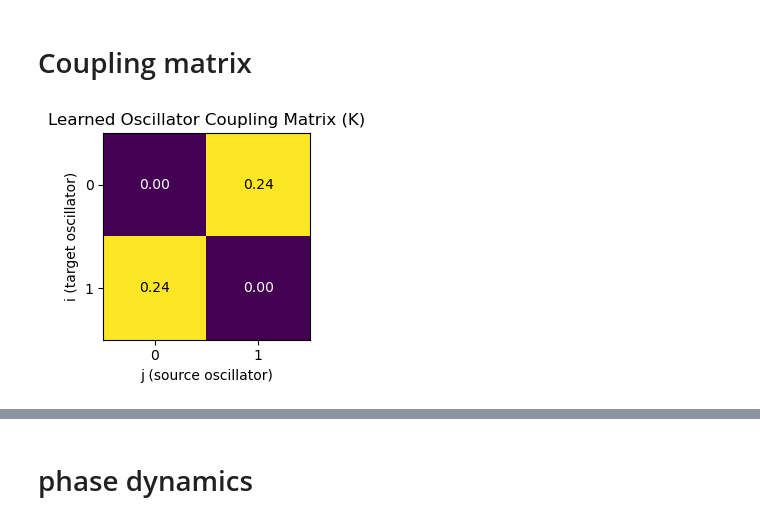
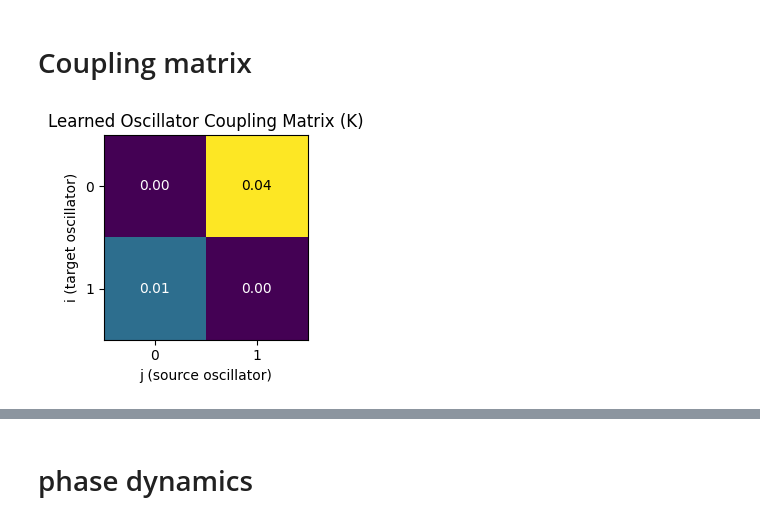
Before and after one commit to seoyumyum/OscillatoryNN, a Jupyter notebook: ONN_Testbench.ipynb, the cells around one changed output, grey strips where cells are left out. Drawn from its saved outputs; the diff is of its cells as text; code cells hidden in the pictures.

```diff
--- a/ONN_Testbench.ipynb
+++ b/ONN_Testbench.ipynb
@@ -148,7 +148,7 @@ class VanDerPolONN(nn.Module):
         y = self.in_y(x_input)
 
         # Make coupling symmetric and non-negative
-        K = F.softplus(self.A + self.A.T) / self.N
+        K = self.A #F.softplus(self.A + self.A.T) / self.N
 
         for _ in range(self.steps):
             dx = y
@@ -171,7 +171,7 @@ class VanDerPolONN(nn.Module):
         return self.readout(feats)
 # %%
 # 1) Data setup
-X, y = make_moons(n_samples=1000, noise=0.1, random_state=42)
+X, y = make_moons(n_samples=500, noise=0.1, random_state=42)
 scaler = StandardScaler()
 X = scaler.fit_transform(X)
 X_temp, X_test, y_temp, y_test = train_test_split(X, y, test_size=0.2, random_state=42)
@@ -229,7 +229,7 @@ criterion = nn.CrossEntropyLoss()
 optimizer = optim.Adam(model.parameters(), lr=1e-3)
 # %%
 # 6) Training with loss & accuracy tracking
-epochs = 100
+epochs = 60
 train_losses, val_losses = [], []
 train_accs, val_accs     = [], []
 
@@ -413,36 +409,36 @@ from torch.nn.functional import softplus
 
 from matplotlib.ticker import MaxNLocator # Import the locator
 
-A = model.A.detach().cpu()
-K = softplus(model.A+ model.A.t()).detach().cpu().numpy() / model.N
+K = model.A.detach().cpu().numpy()
+#K = softplus(model.A+ model.A.t()).detach().cpu().numpy() / model.N
 np.fill_diagonal(K, 0)
 # --------------------------------------
 
 # Use the object-oriented approach (fig, ax) which is more flexible
 fig, ax = plt.subplots(figsize=(3, 3))
 
 ax.imshow(K, cmap='viridis', aspect='equal')
 ax.set_title('Learned Oscillator Coupling Matrix (K)')
 ax.set_xlabel('j (source oscillator)')
 ax.set_ylabel('i (target oscillator)')
 
 # --- NEW: Set integer ticks using a Locator ---
 # This automatically finds the best integer ticks to display
 ax.xaxis.set_major_locator(MaxNLocator(integer=True))
 ax.yaxis.set_major_locator(MaxNLocator(integer=True))
 # --------------------------------------------
 
 # Add text annotations (note we use ax.text now)
 threshold = K.max() / 2.
 num_oscillators = K.shape[0]
 for i in range(num_oscillators):
     for j in range(num_oscillators):
         text_color = "white" if K[i, j] < threshold else "black"
         ax.text(j, i, f"{K[i, j]:.2f}",
                 ha="center", va="center", color=text_color)
 
 fig.tight_layout()
 plt.show()
 # %% [output]
-[figure, old version]
+[figure, new version]
 # %%
```
Also changed, not shown: parts of 12 cells of this notebook.
